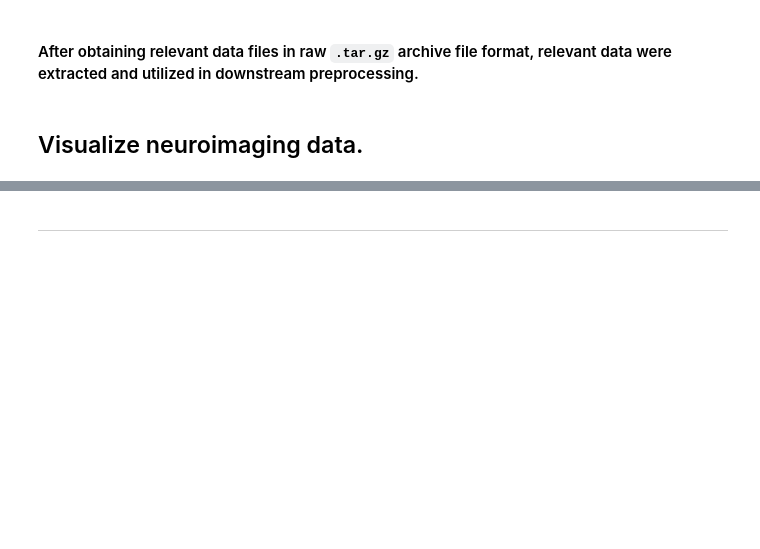
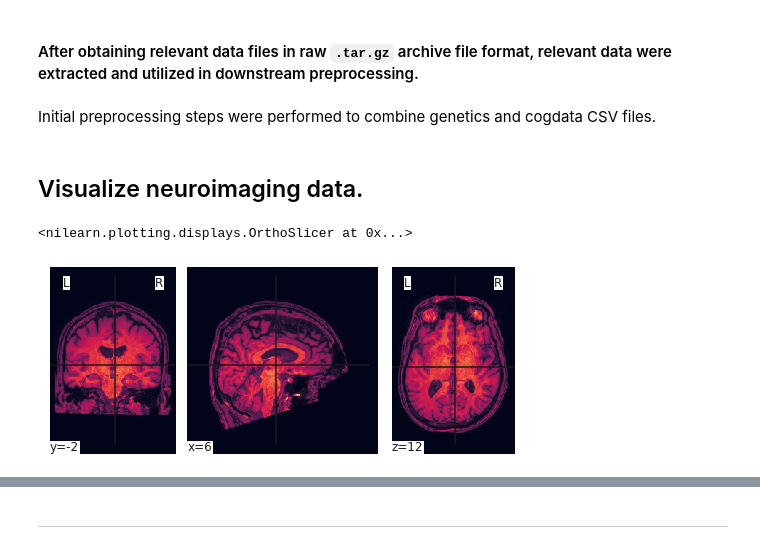
Before and after one commit to fshaikh4/final-project, a Jupyter notebook: final-project.ipynb, the cells around one changed output, grey strips where cells are left out. Drawn from its saved outputs; the diff is of its cells as text; code cells hidden in the pictures; blank space fills up the shorter version.

Commit message:
started to include steps visualizing MRI/PET and included some initial steps for CNN initialization.

```diff
--- a/final-project.ipynb
+++ b/final-project.ipynb
@@ -103,3 +103,5 @@ tar = tarfile.open('./data/'+gen_fname, 'r:gz')
 tar.extractall(path = './data/genetics/')
 tar.close()
+# %% [markdown]
+Initial preprocessing steps were performed to combine genetics and cogdata CSV files.
 # %%
@@ -119,3 +120,9 @@ import nibabel as nb
 import matplotlib.pyplot as plt
 import seaborn as sns
 sns.set(style='darkgrid')
+# %%
+# plot first structural MRI scan we can find
+plotting.plot_img('./data/imaging/organized_imaging_data/' + '0028326' + '/session_1/anat_1/anat.nii.gz')
+# %% [output]
+<nilearn.plotting.displays.OrthoSlicer at 0x...>
+[figure, added]
```
Also changed, not shown: parts of 20 cells of this notebook.
